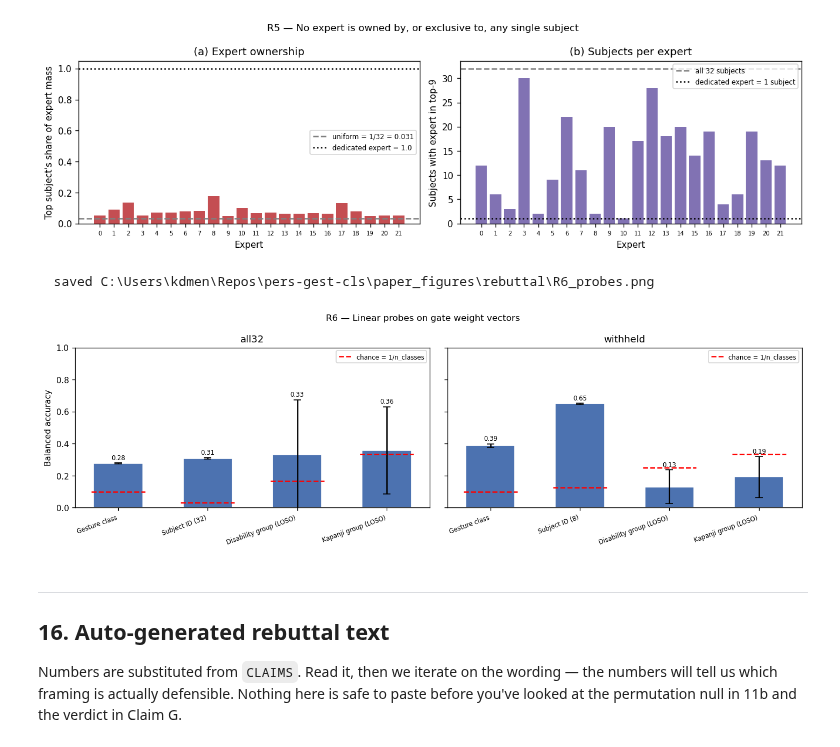
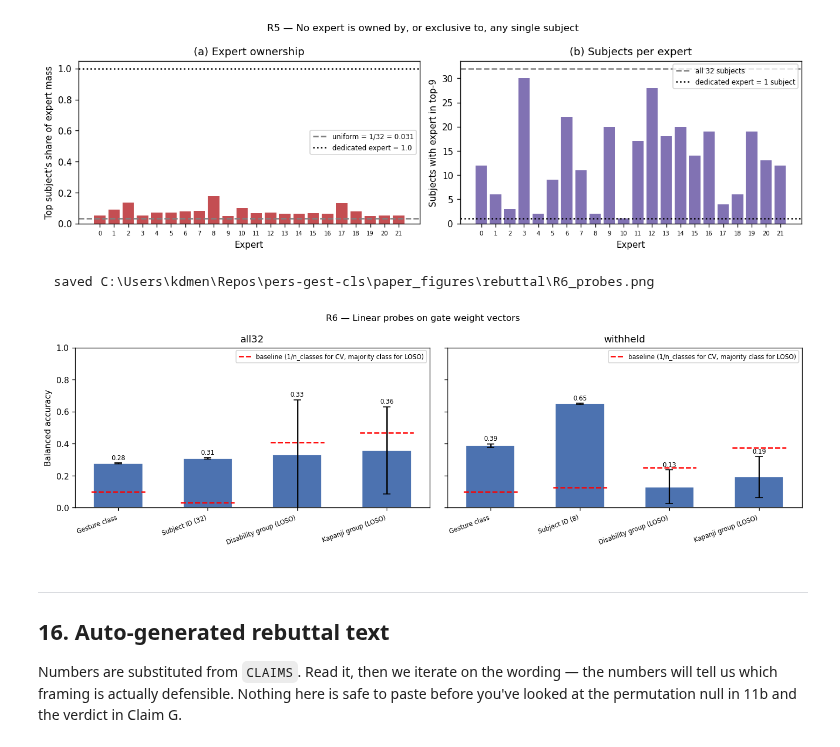
Before and after one commit to kdmalc/pers-gest-cls, a Jupyter notebook: system/MOE/MOE_Rebuttal_FAST.ipynb, the cells around one changed output. Cells and saved outputs as stored; diff of their text form; code cells hidden in the pictures.

Commit message:
Post overnight run, fixes for next run

```diff
--- a/system/MOE/MOE_Rebuttal_FAST.ipynb
+++ b/system/MOE/MOE_Rebuttal_FAST.ipynb
@@ -1426,14 +1472,31 @@ else:
     print(f"  top-k set overlap : mean {ov.mean():.2f}/{TOPK}  min {ov.min():.0f}")
     print(f"  mean entropy      : pre {h_pre:.4f}  post {h_post:.4f}  "
           f"delta {h_post-h_pre:+.4f} nats")
-    verdict = ("adaptation barely moves the gate; the no-adaptation shortcut is justified"
-               if cos.min() > 0.99 and ov.min() >= TOPK - 1 else
-               "adaptation materially moves the gate; report post-adaptation numbers only")
+    # VERDICT CORRECTION. The previous version tested cos.min() > 0.99 and
+    # ov.min() >= TOPK-1. Those are single-worst-subject thresholds, and they are
+    # far tighter than anything the conclusions depend on: a run with mean cosine
+    # 0.995 and mean overlap 8.3/9 tripped the "materially moves" branch on one
+    # subject at 0.978. What actually matters is whether any CONCLUSION changes,
+    # so grade on central tendency and report the magnitude instead of a verdict.
+    frac_mass_moved = float(l1.mean() / 2.0)   # L1/2 = fraction of gate mass relocated
+    if cos.mean() > 0.99 and ov.mean() >= TOPK - 1:
+        verdict = (f"adaptation shifts the gate slightly and changes no conclusion "
+                   f"(mean cosine {cos.mean():.4f}, {frac_mass_moved:.1%} of gate mass "
+                   f"relocated, mean top-k overlap {ov.mean():.2f}/{TOPK})")
+    elif cos.mean() > 0.95:
+        verdict = (f"adaptation shifts the gate moderately (mean cosine {cos.mean():.4f}, "
+                   f"{frac_mass_moved:.1%} of mass relocated) -- compare the Claim D "
+                   f"numbers across runs before quoting either")
+    else:
+        verdict = (f"adaptation substantially rewrites the gate (mean cosine "
+                   f"{cos.mean():.4f}) -- quote post-adaptation only")
     print(f"\n  VERDICT: {verdict}")
+    print("  The decisive test is not vector distance but whether Claim D conclusions")
+    print("  move. Compare margin/concentration/ownership/cosine against the other run.")
 
     CLAIMS.update(adapt_cos_mean=float(cos.mean()), adapt_cos_min=float(cos.min()),
                   adapt_ov_mean=float(ov.mean()), adapt_dH=float(h_post - h_pre),
-                  adapt_verdict=verdict)
+                  adapt_mass_moved=frac_mass_moved, adapt_verdict=verdict)
 # %% [output]
 SKIP_ADAPTATION=True: routing was collected pre-adaptation only, so there
 is no post-adaptation pass to compare against. Claim G is not available.
@@ -1594,25 +1657,26 @@ fig.tight_layout(); savefig(fig, 'R5_ownership'); plt.show()
 # %%
 # ── R6: linear probes, both populations ─────────────────────────────────────
 fig, axes = plt.subplots(1, 2, figsize=(12, 3.8), sharey=True)
 for ax, pop in zip(axes, ['all32', 'withheld']):
     res = PROBES[pop]
     xs  = np.arange(len(res))
     ax.bar(xs, [r['mean'] for r in res], 0.55,
            yerr=[r['std'] for r in res], capsize=4, color='#4C72B0', edgecolor='white')
     for xi, r in zip(xs, res):
         ax.plot([xi-0.3, xi+0.3], [r['chance']]*2, c='red', lw=1.5, ls='--')
         ax.text(xi, r['mean']+r['std']+0.02, f"{r['mean']:.2f}", ha='center', fontsize=7)
-    ax.plot([], [], c='red', lw=1.5, ls='--', label='chance = 1/n_classes')
+    ax.plot([], [], c='red', lw=1.5, ls='--',
+            label='baseline (1/n_classes for CV, majority class for LOSO)')
     ax.set_xticks(xs)
     ax.set_xticklabels([r['name'] for r in res], rotation=20, ha='right', fontsize=7)
     ax.set(title=f'{pop}', ylim=(0, 1.0))
     ax.legend(fontsize=7)
 axes[0].set_ylabel('Balanced accuracy')
 fig.suptitle('R6 — Linear probes on gate weight vectors', fontsize=10)
 fig.tight_layout(); savefig(fig, 'R6_probes'); plt.show()
 # %% [output]
   saved C:\Users\kdmen\Repos\pers-gest-cls\paper_figures\rebuttal\R6_probes.png
-[figure, old version]
+[figure, new version]
 # %% [markdown]
 ---
 ## 16. Auto-generated rebuttal text
```
Also changed, not shown: parts of 4 cells of this notebook, 13 other files.
